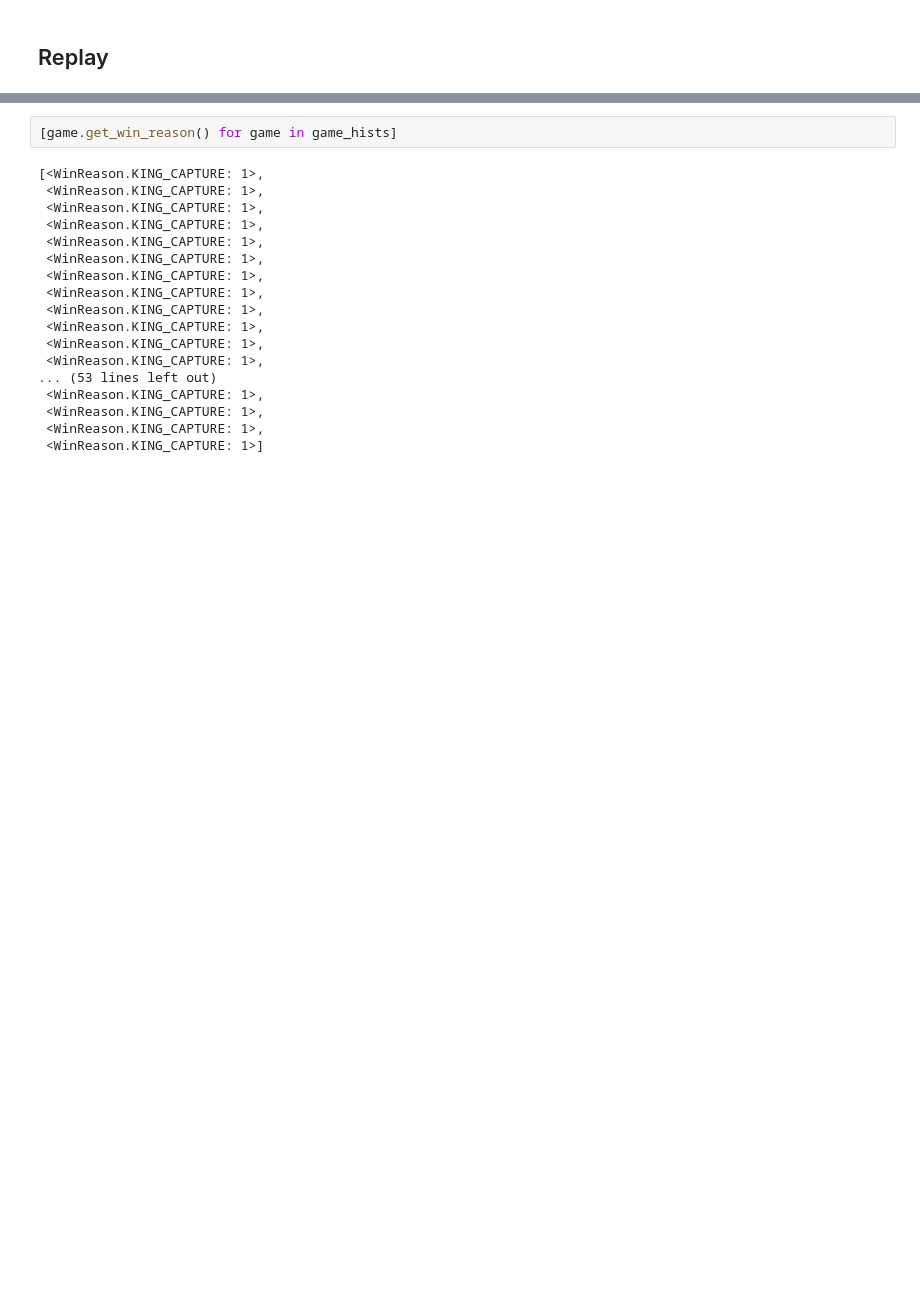
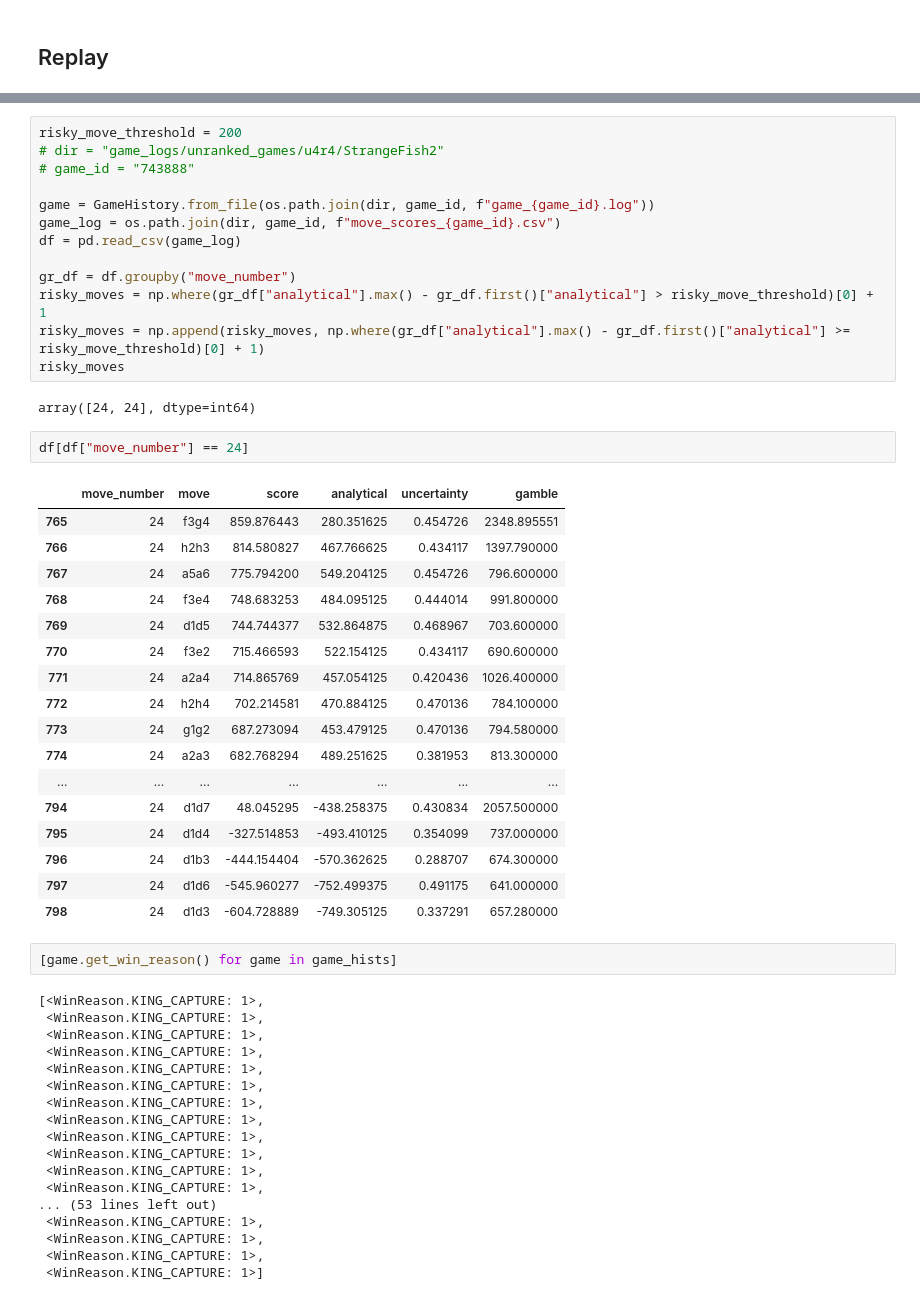
Before and after one commit to JacekCzupyt/RBC-Zubat, a Jupyter notebook: test_game_analysis2.ipynb, the cells around one changed output, grey strips where cells are left out. Saved outputs shown, nothing was run; the diff lists cells and outputs as text; blank space fills up the shorter version.

```diff
--- a/test_game_analysis2.ipynb
+++ b/test_game_analysis2.ipynb
@@ -135,3 +134,38 @@ game_hists[7].get_white_player_name(), game_hists[7].get_winner_color()
+# %%
+risky_move_threshold = 200
+# dir = "game_logs/unranked_games/u4r4/StrangeFish2"
+# game_id = "743888"
+
+game = GameHistory.from_file(os.path.join(dir, game_id, f"game_{game_id}.log"))
+game_log = os.path.join(dir, game_id, f"move_scores_{game_id}.csv")
+df = pd.read_csv(game_log)
+
+gr_df = df.groupby("move_number")
+risky_moves = np.where(gr_df["analytical"].max() - gr_df.first()["analytical"] > risky_move_threshold)[0] + 1
+risky_moves = np.append(risky_moves, np.where(gr_df["analytical"].max() - gr_df.first()["analytical"] >= risky_move_threshold)[0] + 1)
+risky_moves
+# %% [output]
+array([24, 24], dtype=int64)
+# %%
+df[df["move_number"] == 24]
+# %% [output]
+|  | move_number | move | score | analytical | uncertainty | gamble |
+| 765 | 24 | f3g4 | 859.876443 | 280.351625 | 0.454726 | 2348.895551 |
+| 766 | 24 | h2h3 | 814.580827 | 467.766625 | 0.434117 | 1397.790000 |
+| 767 | 24 | a5a6 | 775.794200 | 549.204125 | 0.454726 | 796.600000 |
+| 768 | 24 | f3e4 | 748.683253 | 484.095125 | 0.444014 | 991.800000 |
+| 769 | 24 | d1d5 | 744.744377 | 532.864875 | 0.468967 | 703.600000 |
+| 770 | 24 | f3e2 | 715.466593 | 522.154125 | 0.434117 | 690.600000 |
+| 771 | 24 | a2a4 | 714.865769 | 457.054125 | 0.420436 | 1026.400000 |
+| 772 | 24 | h2h4 | 702.214581 | 470.884125 | 0.470136 | 784.100000 |
+| 773 | 24 | g1g2 | 687.273094 | 453.479125 | 0.470136 | 794.580000 |
+| 774 | 24 | a2a3 | 682.768294 | 489.251625 | 0.381953 | 813.300000 |
+| ... | ... | ... | ... | ... | ... | ... |
+| 794 | 24 | d1d7 | 48.045295 | -438.258375 | 0.430834 | 2057.500000 |
+| 795 | 24 | d1d4 | -327.514853 | -493.410125 | 0.354099 | 737.000000 |
+| 796 | 24 | d1b3 | -444.154404 | -570.362625 | 0.288707 | 674.300000 |
+| 797 | 24 | d1d6 | -545.960277 | -752.499375 | 0.491175 | 641.000000 |
+| 798 | 24 | d1d3 | -604.728889 | -749.305125 | 0.337291 | 657.280000 |
 # %%
 [game.get_win_reason() for game in game_hists]
 # %% [output]
```
Also changed, not shown: parts of 8 cells of this notebook, 1 other file.
